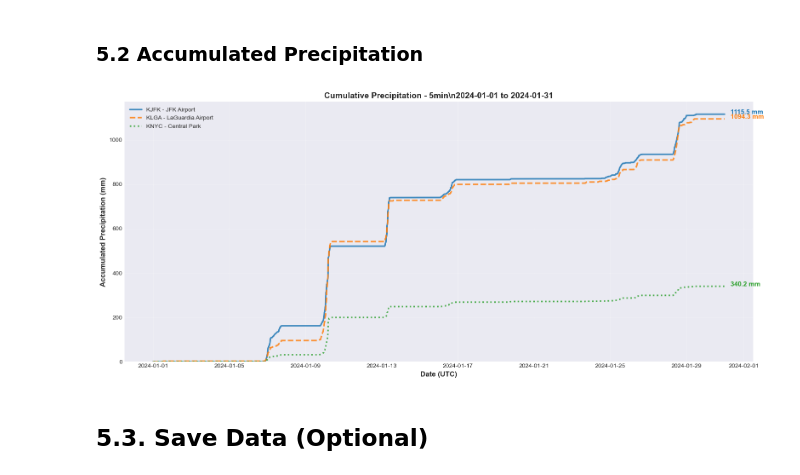
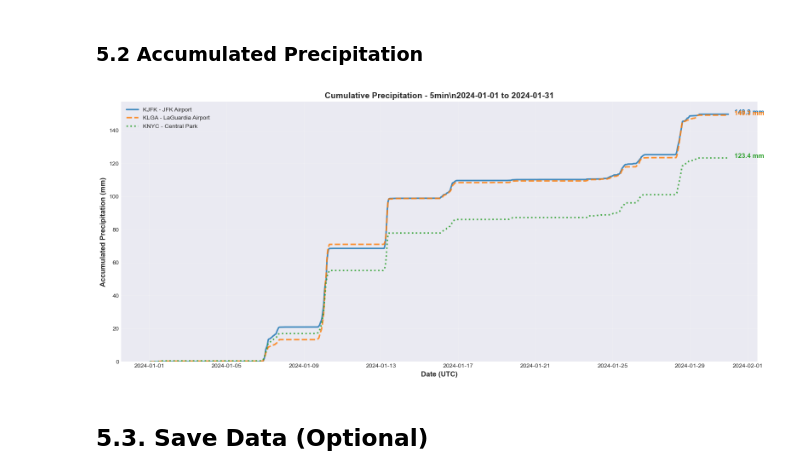
Before and after one commit to drorjac/OpenMesh, a Jupyter notebook: src/fetch_data/noaa_asos/asos_pipeline.ipynb, the cells around one changed output. Drawn from its saved outputs; the diff is of its cells as text; code cells hidden in the pictures.

```diff
--- a/src/fetch_data/noaa_asos/asos_pipeline.ipynb
+++ b/src/fetch_data/noaa_asos/asos_pipeline.ipynb
@@ -165,20 +165,22 @@ plots.plot_precipitation_timeseries(
 ### 5.2 Accumulated Precipitation
 # %%
 # Compute accumulated rainfall
-accumulated_data = asos.compute_accumulated_for_all_stations(processed_data)
+# Note: For 5-minute data, this uses only :51 minute observations to avoid double-counting
+# since p01i represents "precipitation in the past hour" and repeats within each hour
+accumulated_data = asos.compute_accumulated_for_all_stations(processed_data, resolution=DATA_RESOLUTION)
 
 # Plot accumulated
 plots.plot_accumulated_rainfall(
     accumulated_data=accumulated_data,
     stations_config=asos.STATIONS,
     start_date=START_DATE,
     end_date=END_DATE,
     resolution=DATA_RESOLUTION,
     output_path=OUTPUT_DIR / 'accumulated_precipitation.png' if SAVE_PLOTS else None,
     show=SHOW_PLOTS
 )
 # %% [output]
-[figure, old version]
+[figure, new version]
 # %% [markdown]
 ## 5.3. Save Data (Optional)
 # %%
```
Also changed, not shown: parts of 2 cells of this notebook, 5 other files.
